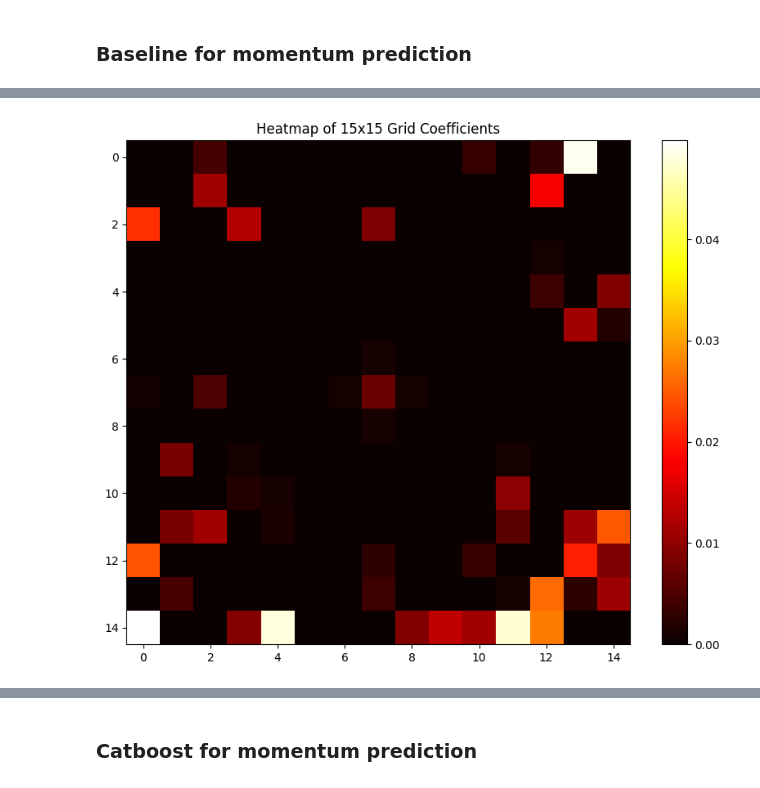
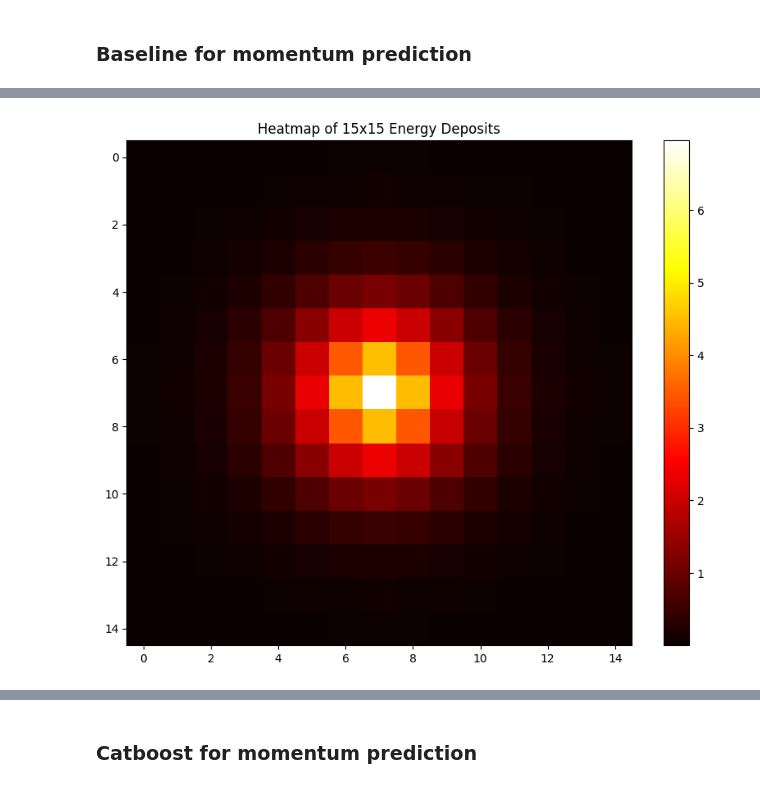
Before and after one commit to dxtvzw/ecal-optimization, a Jupyter notebook: src/experiments.ipynb, the cells around one changed output, grey strips where cells are left out. Cells and saved outputs as stored; diff of their text form; code cells hidden in the pictures.

```diff
--- a/src/experiments.ipynb
+++ b/src/experiments.ipynb
@@ -4,7 +4,7 @@ import numpy as np
 # %% [markdown]
 ### Reading the data
 # %%
-root_file = uproot.open('data/0001.root')
+root_file = uproot.open('data/0001_64k_real_spectra_15x15_spot.root')
 nevents=None
 
 # Наблюдаемые величины
@@ -28,18 +28,14 @@ from sklearn.metrics import accuracy_score, classification_report
 from sklearn.linear_model import LinearRegression
 from sklearn.metrics import mean_squared_error, r2_score
 # %%
-# Preprocess the data
-X = np.array(EnergyDeposit).reshape(len(EnergyDeposit), -1)  # Flatten the energy deposits
-y = ParticleMomentum  # Continuous target variable
+X = np.array(EnergyDeposit).reshape(len(EnergyDeposit), -1)
+y = ParticleMomentum_v
 
-# Split the data into training and testing sets
 X_train, X_test, y_train, y_test = train_test_split(X, y, test_size=0.2, random_state=42)
 
-# Initialize and train the linear regression model
-model = LinearRegression(positive=True)
+model = LinearRegression(positive=False)
 model.fit(X_train, y_train)
 
-# Predictions and evaluation
 y_pred = model.predict(X_test)
 print("Mean Squared Error:", mean_squared_error(y_test, y_pred))
 print("R-squared:", r2_score(y_test, y_pred))
@@ -49,10 +59,8 @@ R-squared: 0.9991884831013897
 # %%
-import matplotlib.pyplot as plt
-
 plt.figure(figsize=(10, 8))
-plt.imshow(model.coef_.reshape(15, 15), cmap='hot', interpolation='nearest')
-plt.title("Heatmap of 15x15 Grid Coefficients")
+plt.imshow(np.mean(np.log1p(X_train), axis=0).reshape(15, 15), cmap='hot', interpolation='nearest')
+plt.title("Heatmap of 15x15 Energy Deposits")
 plt.colorbar()
 plt.show()
 # %% [output]
-[figure, old version]
+[figure, new version]
```
Also changed, not shown: parts of 7 cells of this notebook.
